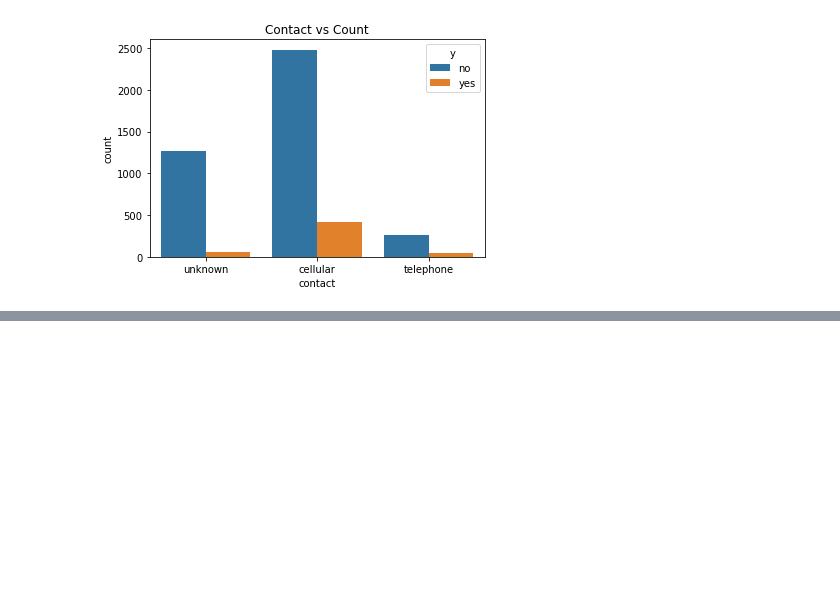
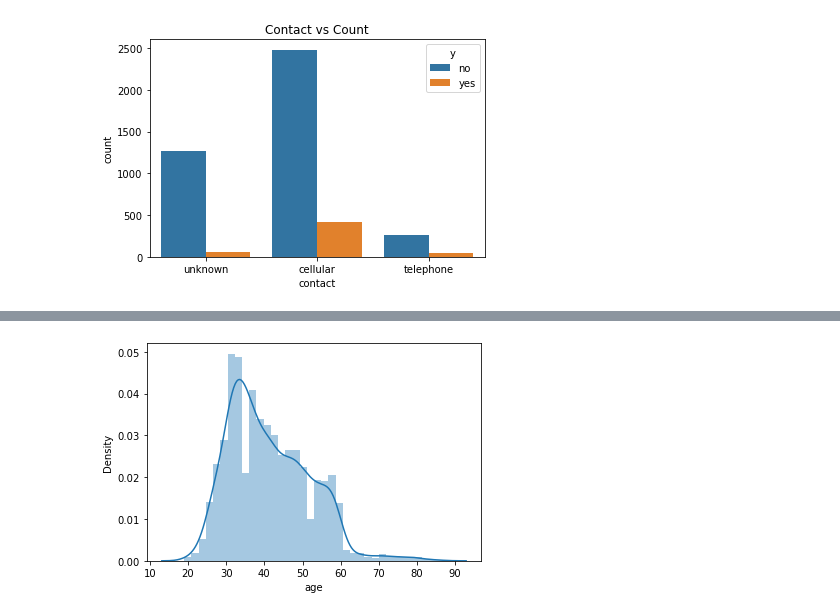
Before and after one commit to KristineCabanela/banking, a Jupyter notebook: banking_nb.ipynb, the cells around one changed output, grey strips where cells are left out. Saved outputs shown, nothing was run; the diff lists cells and outputs as text; code cells hidden in the pictures; blank space fills up the shorter version.

```diff
--- a/banking_nb.ipynb
+++ b/banking_nb.ipynb
@@ -249,0 +254,4 @@ sns.heatmap(correlation_matrix, annot =True)
+# %%
+sns.distplot(df.age);
+# %% [output]
+[figure, added]
```
Also changed, not shown: parts of 17 cells of this notebook.
